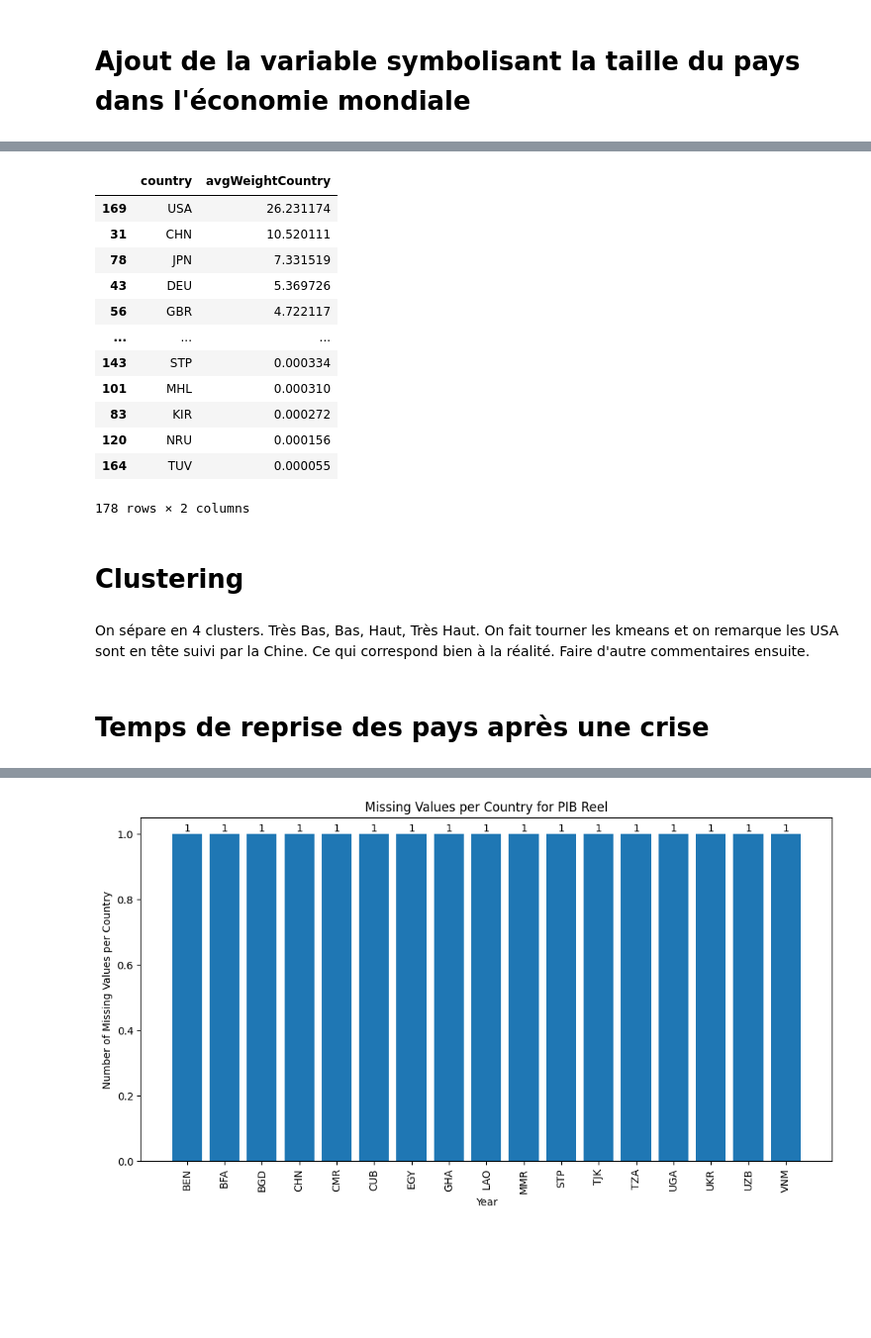
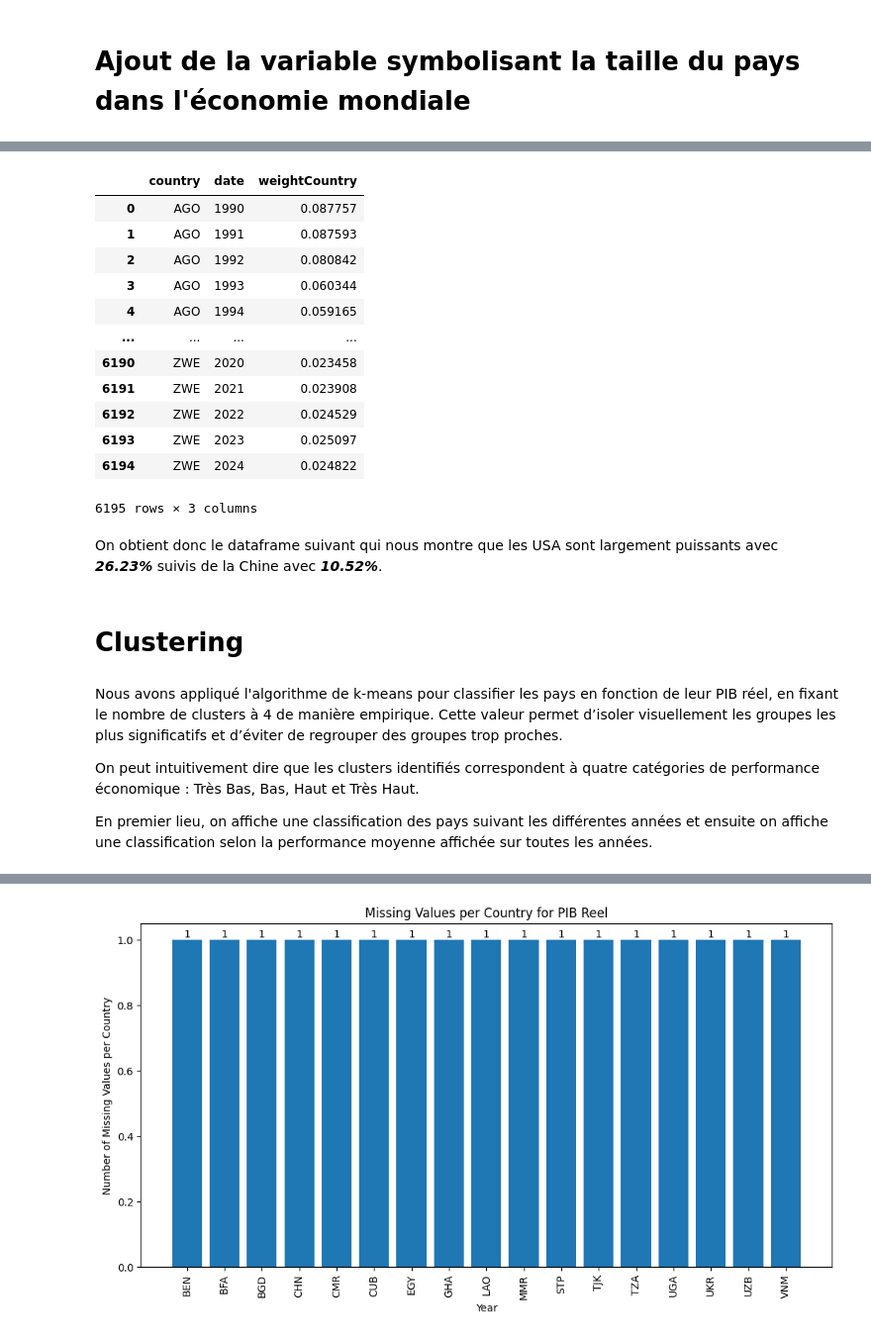
Before and after one commit to nile2304/Data-Science-Project-ENSAE, a Jupyter notebook: main.ipynb, the cells around one changed output, grey strips where cells are left out. Shown at 99% size. Drawn from its saved outputs; the diff is of its cells as text; code cells hidden in the pictures; blank space fills up the shorter version.

Commit message:
finalized the report of the PIB Réel

```diff
--- a/main.ipynb
+++ b/main.ipynb
@@ -316,25 +396,32 @@ Faire un commentaire sur le fait que ce soient les pays les plus développés qu
 # %%
 dump = PIB_Reel_data_final.groupby(['country','date']).sum().apply(lambda x: 100*x/PIB_Reel_data_final.groupby("date")["PIB"].sum()).reset_index() # Associer à chaque pays son poids dans l'économie mondiale par année
 dump.rename(columns={"PIB":"weightCountry"},inplace=True)
 weightCountry = dump.groupby(['country']).mean()['weightCountry'].reset_index()
 weightCountry.rename(columns={"weightCountry":"avgWeightCountry"},inplace=True)
 
 weightCountry.sort_values(by="avgWeightCountry",ascending=False)
+dump
 # %% [output]
-|  | country | avgWeightCountry |
-| 169 | USA | 26.231174 |
-| 31 | CHN | 10.520111 |
-| 78 | JPN | 7.331519 |
-| 43 | DEU | 5.369726 |
-| 56 | GBR | 4.722117 |
-| ... | ... | ... |
-| 143 | STP | 0.000334 |
-| 101 | MHL | 0.000310 |
-| 83 | KIR | 0.000272 |
-| 120 | NRU | 0.000156 |
-| 164 | TUV | 0.000055 |
+|  | country | date | weightCountry |
+| 0 | AGO | 1990 | 0.087757 |
+| 1 | AGO | 1991 | 0.087593 |
+| 2 | AGO | 1992 | 0.080842 |
+| 3 | AGO | 1993 | 0.060344 |
+| 4 | AGO | 1994 | 0.059165 |
+| ... | ... | ... | ... |
+| 6190 | ZWE | 2020 | 0.023458 |
+| 6191 | ZWE | 2021 | 0.023908 |
+| 6192 | ZWE | 2022 | 0.024529 |
+| 6193 | ZWE | 2023 | 0.025097 |
+| 6194 | ZWE | 2024 | 0.024822 |
-178 rows × 2 columns
+6195 rows × 3 columns
+# %% [markdown]
+On obtient donc le dataframe suivant qui nous montre que les USA sont largement puissants avec ***26.23%*** suivis de la Chine avec ***10.52%***.
 # %% [markdown]
 # Clustering
 # %% [markdown]
-On sépare en 4 clusters. Très Bas, Bas, Haut, Très Haut. On fait tourner les kmeans et on remarque les USA sont en tête suivi par la Chine. Ce qui correspond bien à la réalité. Faire d'autre commentaires ensuite.
+Nous avons appliqué l'algorithme de k-means pour classifier les pays en fonction de leur PIB réel, en fixant le nombre de clusters à 4 de manière empirique. Cette valeur permet d’isoler visuellement les groupes les plus significatifs et d’éviter de regrouper des groupes trop proches.
+
+On peut intuitivement dire que les clusters identifiés correspondent à quatre catégories de performance économique : Très Bas, Bas, Haut et Très Haut.
+
+En premier lieu, on affiche une classification des pays suivant les différentes années et ensuite on affiche une classification selon la performance moyenne affichée sur toutes les années.
@@ -341,4 +430,2 @@ On sépare en 4 clusters. Très Bas, Bas, Haut, Très Haut. On fait tourner les
 # %%
 clusters_EconomicPower = dv.visualize_economicPower_clusters(weightCountry)
-# %% [markdown]
-# Temps de reprise des pays après une crise
```
Also changed, not shown: parts of 57 cells of this notebook, 2 other files.
